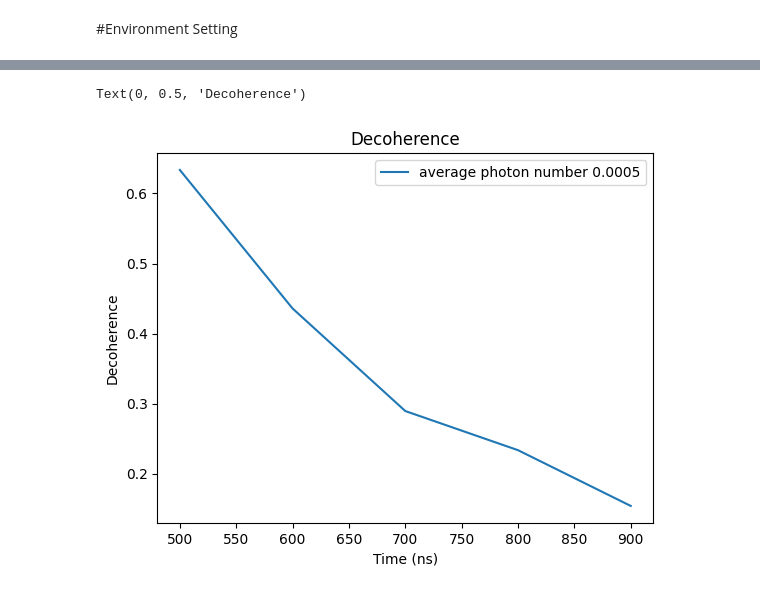
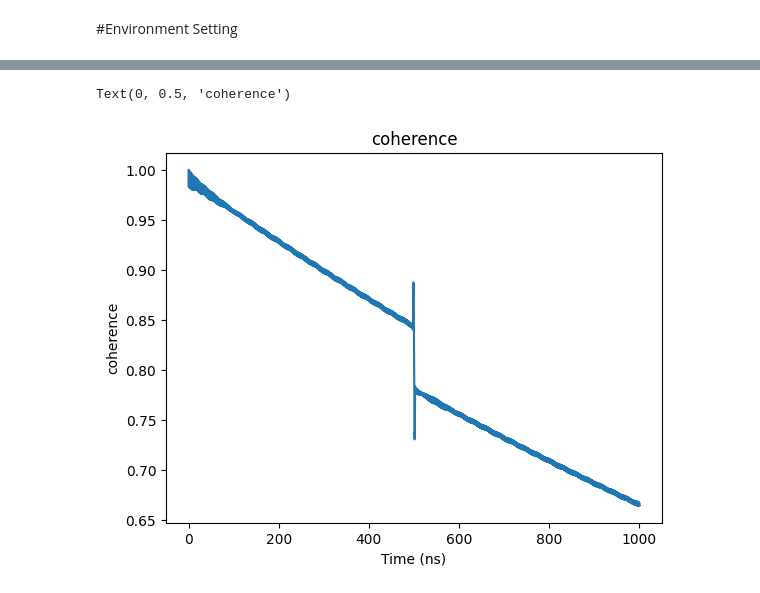
Before and after one commit to BrainConnection/Dynamical_Decoupling_Project, a Jupyter notebook: XY4 XY8 XY16.ipynb, the cells around one changed output, grey strips where cells are left out. Saved outputs shown, nothing was run; the diff lists cells and outputs as text; code cells hidden in the pictures.

```diff
--- a/XY4 XY8 XY16.ipynb
+++ b/XY4 XY8 XY16.ipynb
@@ -308,0 +623,27 @@ sphere.show()
+# %%
+psi_20 = tensor(basis(2,0), basis(N,0))
+psi_2s = tensor((basis(2,0) + basis(2,1))/np.sqrt(2), basis(N,0))
+psi_21 = tensor(basis(2,1), basis(N,0))
+
+H0 = -0.5*omega_q*sz_composite + omega_r*number_composite + g*tensor(sx, a + a.dag())
+H1 = tensor(qeye(2), a + a.dag())
+H2 = sx_composite
+
+A = 0.0002 * 2 * np.pi
+B = 0.1 * 2 * np.pi
+N_seq = 1
+
+
+# Simulation
+tlist = np.linspace(0, 1000, 10000)
+
+result = mesolve(
+    [H0, [H1, Hrd_lab_frame], [H2, CP_lab_frame]],
+    psi_2s,
+    tlist,
+    c_ops = [np.sqrt(kappa) * tensor(qeye(2), a)],
+    args = {'A': A, 'T_srt_r': 0, 'T_end_r': 50000, 'Omega_rd': omega_rd, 'B': B, 'T_srt_q': 0, 'T_end_q': 1000, 'N_seq': N_seq, 'Omega_qd': omega_qd},
+    e_ops = op_list,
+)
+
+print(np.mean(result.expect[4]))
@@ -309,12 +663,11 @@ sphere.show()
 # %%
 # Plot Results
 
-plt.plot(taulist[0:5], pluslist[0:5], label = 'average photon number 0.0005')
+plt.plot(tlist, 2*np.abs(result.expect[3]), label = 'average photon number 0.0005')
 
-plt.legend(loc = 0)
-plt.title('Decoherence')
+plt.title('coherence')
 plt.xlabel('Time (ns)')
-plt.ylabel('Decoherence')
+plt.ylabel('coherence')
 # %% [output]
-Text(0, 0.5, 'Decoherence')
+Text(0, 0.5, 'coherence')
-[figure, old version]
+[figure, new version]
```
Also changed, not shown: parts of 171 cells of this notebook.
